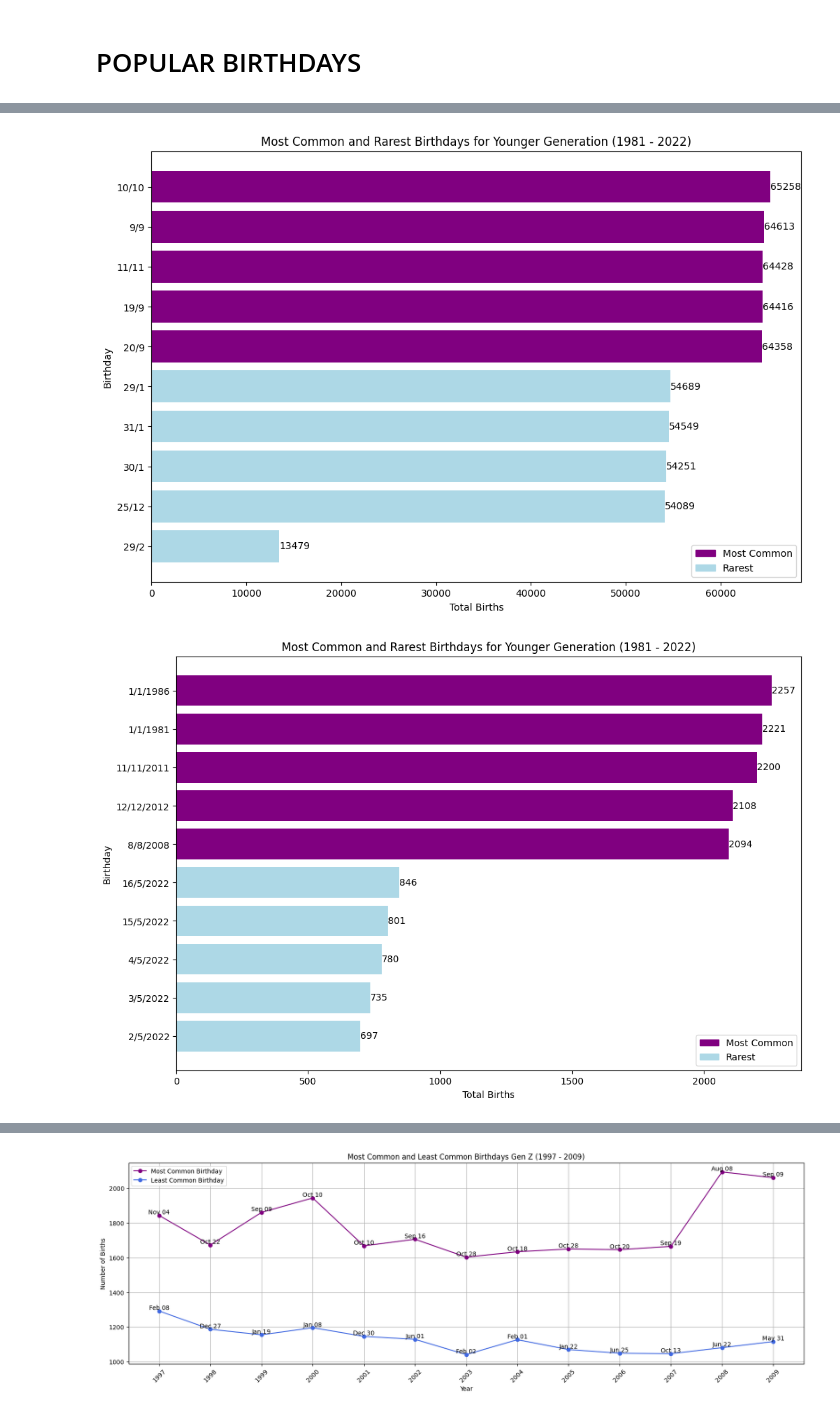
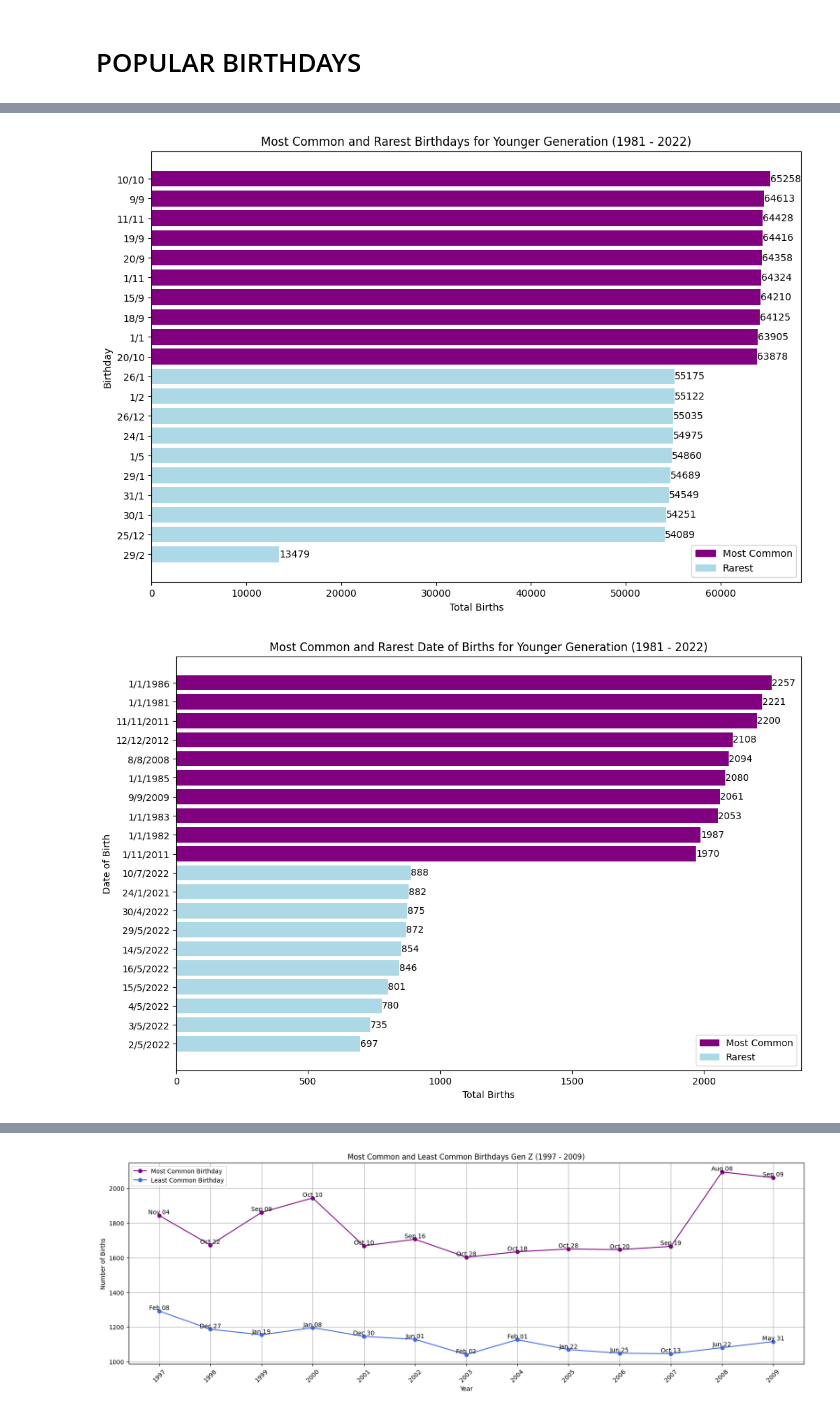
Before and after one commit to aqilahsalihah/birthdayAnalysis, a Jupyter notebook: birthdates.ipynb, the cells around one changed output, grey strips where cells are left out. Saved outputs shown, nothing was run; the diff lists cells and outputs as text; code cells hidden in the pictures.

Commit message:
adjust chart titles

```diff
--- a/birthdates.ipynb
+++ b/birthdates.ipynb
@@ -62,0 +47,9 @@ print(df)
+# %%
+from datetime import datetime
+def get_day_of_week(date_str):
+    date_obj = datetime.strptime(date_str, '%Y-%m-%d')
+    day_names = ['Monday', 'Tuesday', 'Wednesday', 'Thursday', 'Friday', 'Saturday', 'Sunday']
+    return day_names[date_obj.weekday()]
+
+df['day_of_week'] = df['birthdate'].dt.strftime('%A')  # Using pandas datetime accessor
+print(df)
@@ -204,9 +212,9 @@ def commonRareBirthdayandYear(genName, N):
     # Plot the combined data
     plt.figure(figsize=(12, 8))
     bars = plt.barh(birthdates['date'].astype(str) + '/' + birthdates['month'].astype(str) + '/' + birthdates['year'].astype(str), birthdates['births'], color=['lightblue']*len(rare_dates) + ['purple']*len(common_dates))
-    plt.title(f'Most Common and Rarest Birthdays for {generation_ranges[genName][0]}')
+    plt.title(f'Most Common and Rarest Date of Births for {generation_ranges[genName][0]}')
     plt.xlabel('Total Births')
-    plt.ylabel('Birthday')
+    plt.ylabel('Date of Birth')
 
     for bar, value in zip(bars, birthdates['births']):
         plt.text(bar.get_width(), bar.get_y() + bar.get_height()/2, str(value), va='center')
@@ -283,6 +291,6 @@ commonRareBirthdayandYear('older', 5)
 # %%
-commonRareBirthday('younger', 5)
-commonRareBirthdayandYear('younger', 5)
+commonRareBirthday('younger', 10)
+commonRareBirthdayandYear('younger', 10)
 # %% [output]
-[figure, old version]
+[figure, new version]
-[figure, old version]
+[figure, new version]
```
Also changed, not shown: parts of 5 cells of this notebook.
